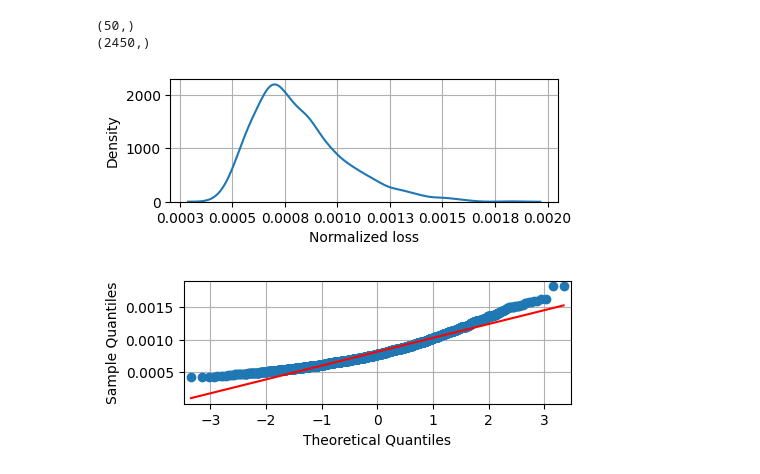
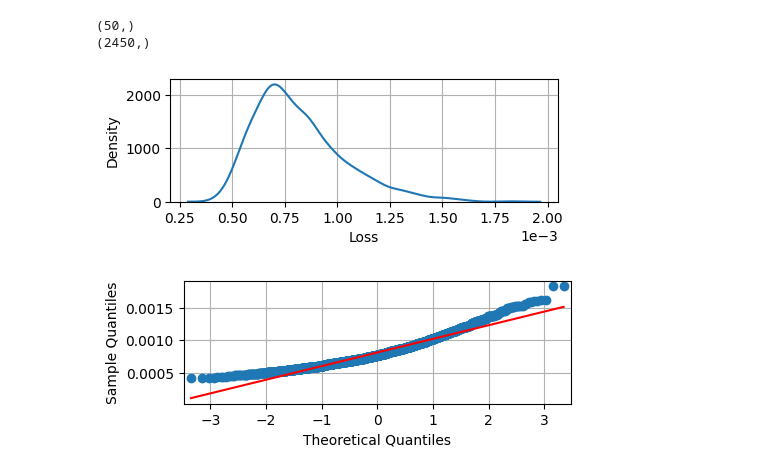
Before and after one commit to florian-n/idp-public, a Jupyter notebook: notebooks/analysis_distribution.ipynb, the cells around one changed output. Saved outputs shown, nothing was run; the diff lists cells and outputs as text; code cells hidden in the pictures.

```diff
--- a/notebooks/analysis_distribution.ipynb
+++ b/notebooks/analysis_distribution.ipynb
@@ -53,11 +53,11 @@ keys, patterns = database.load_result()
 N_PATTERNS_TOTAL, N_QS = patterns.shape
 
 losses = []
-for i, x in enumerate(patterns):
-    for j, y in enumerate(patterns):
+for i, fitted_x in enumerate(patterns):
+    for j, fitted_y in enumerate(patterns):
         if i == j:
             continue
-        losses.append(loss_analyzer.L1_loss(x, y))
+        losses.append(loss_analyzer.L1_loss(fitted_x, fitted_y))
 
 losses = np.array(losses)
 print(keys.shape)
@@ -68,14 +68,16 @@ print(losses.shape)
 # %%
 from matplotlib.ticker import FormatStrFormatter
 
 sns.kdeplot(losses, bw_adjust=1)
+
 plt.xlabel("Loss")
 plt.ylabel("Density")
 plt.grid()
 plt.gcf().set_size_inches(5, 1.6)
-plt.gca().xaxis.set_major_formatter(FormatStrFormatter("%.4f"))
+#plt.gca().xaxis.set_major_formatter(FormatStrFormatter("%.4f"))
+plt.ticklabel_format(style='sci', axis='x', scilimits=(0,0))
 plt.savefig("../plots/analysis_distribution.svg")
 plt.show()
 # %% [output]
-[figure, old version]
+[figure, new version]
 # %%
```
Also changed, not shown: parts of 4 cells of this notebook, 42 other files.
